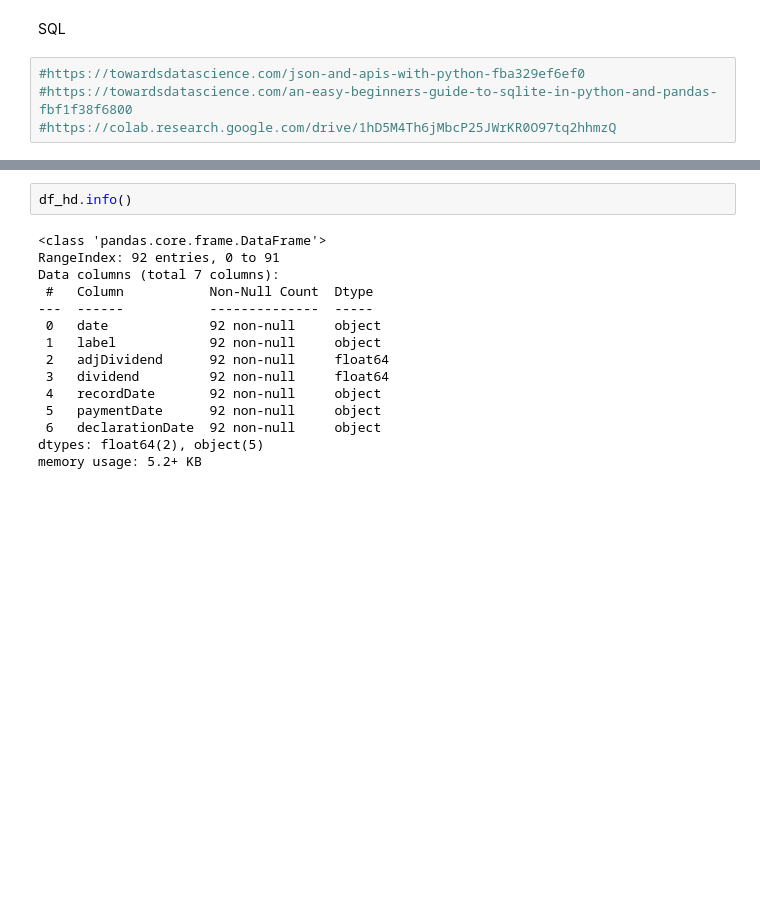
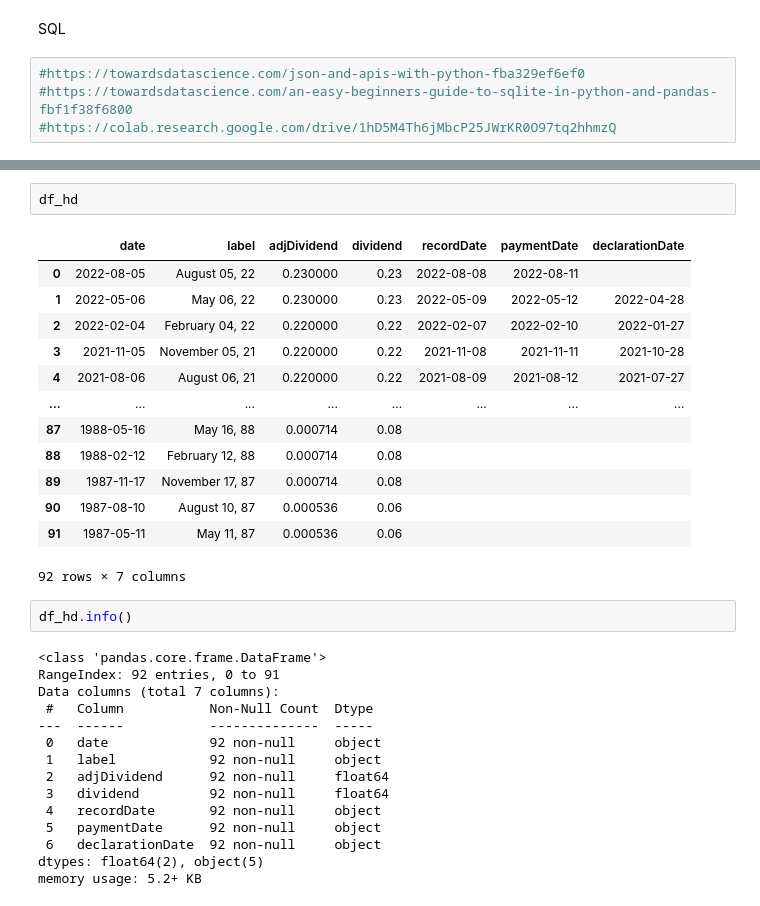
Before and after one commit to kenpurin/FMP_API, a Jupyter notebook: code_de_for_FMP.ipynb, the cells around one changed output, grey strips where cells are left out. Drawn from its saved outputs; the diff is of its cells as text; blank space fills up the shorter version.

```diff
--- a/code_de_for_FMP.ipynb
+++ b/code_de_for_FMP.ipynb
@@ -148,6 +153,22 @@ df_hd.head(10)
 | 7 | 2020-11-06 | November 06, 20 | 0.205 | 0.205 | 2020-11-09 | 2020-11-12 | 2020-10-29 |
 | 8 | 2020-08-07 | August 07, 20 | 0.205 | 0.820 | 2020-08-10 | 2020-08-13 | 2020-07-30 |
 | 9 | 2020-05-08 | May 08, 20 | 0.205 | 0.820 | 2020-05-11 | 2020-05-14 | 2020-04-30 |
+# %%
+df_hd
+# %% [output]
+|  | date | label | adjDividend | dividend | recordDate | paymentDate | declarationDate |
+| 0 | 2022-08-05 | August 05, 22 | 0.230000 | 0.23 | 2022-08-08 | 2022-08-11 |  |
+| 1 | 2022-05-06 | May 06, 22 | 0.230000 | 0.23 | 2022-05-09 | 2022-05-12 | 2022-04-28 |
+| 2 | 2022-02-04 | February 04, 22 | 0.220000 | 0.22 | 2022-02-07 | 2022-02-10 | 2022-01-27 |
+| 3 | 2021-11-05 | November 05, 21 | 0.220000 | 0.22 | 2021-11-08 | 2021-11-11 | 2021-10-28 |
+| 4 | 2021-08-06 | August 06, 21 | 0.220000 | 0.22 | 2021-08-09 | 2021-08-12 | 2021-07-27 |
+| ... | ... | ... | ... | ... | ... | ... | ... |
+| 87 | 1988-05-16 | May 16, 88 | 0.000714 | 0.08 |  |  |  |
+| 88 | 1988-02-12 | February 12, 88 | 0.000714 | 0.08 |  |  |  |
+| 89 | 1987-11-17 | November 17, 87 | 0.000714 | 0.08 |  |  |  |
+| 90 | 1987-08-10 | August 10, 87 | 0.000536 | 0.06 |  |  |  |
+| 91 | 1987-05-11 | May 11, 87 | 0.000536 | 0.06 |  |  |  |
+92 rows × 7 columns
 # %%
 df_hd.info()
 # %% [output]
```
Also changed, not shown: parts of 7 cells of this notebook.
